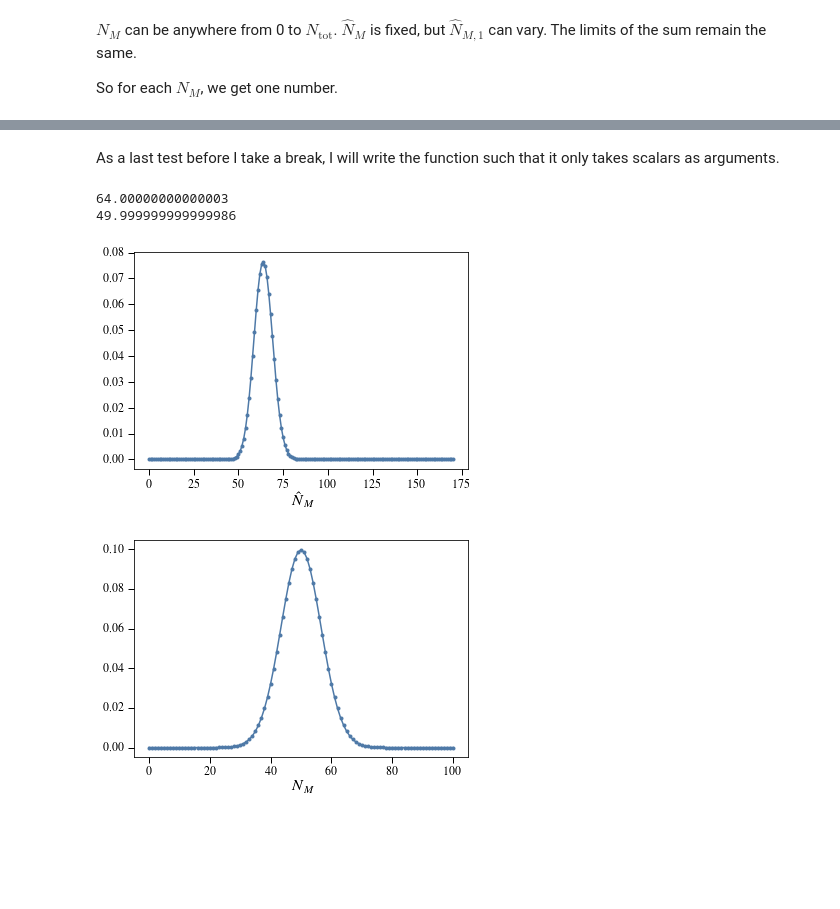
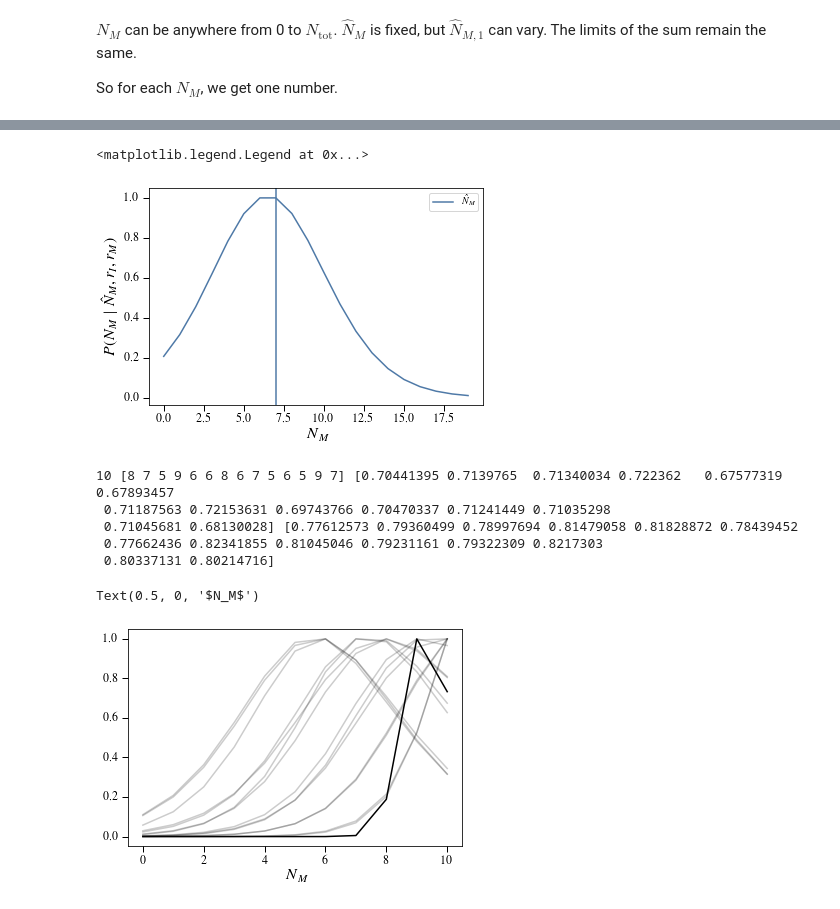
Before and after one commit to dncnwtts/merger_classification, a Jupyter notebook: accuracy_analysis.ipynb, the cells around one changed output, grey strips where cells are left out. Drawn from its saved outputs; the diff is of its cells as text; code cells hidden in the pictures; blank space fills up the shorter version.

```diff
--- a/accuracy_analysis.ipynb
+++ b/accuracy_analysis.ipynb
@@ -264,41 +104,0 @@ plt.plot(N_Ms, P_test(18, N_Ms, N_M+N_I, r_I, r_M))
-# %% [markdown]
-As a last test before I take a break, I will write the function such that it only takes scalars as arguments.
-# %%
-def P_test(N_Mhat, N_M, N_I, r_I, r_M):
-    P = 0
-    for N_Mhat1 in np.arange(0, N_M+1):
-        N_Mhat2 = N_Mhat - N_Mhat1
-        P1 = binom(N_M, N_Mhat1)*r_M**N_Mhat1*(1-r_M)**(N_M-N_Mhat1)
-        P2 = binom(N_I, N_I-N_Mhat2)*r_I**(N_I-N_Mhat2)*(1-r_I)**N_Mhat2
-        P += P1*P2
-    return P
-
-N_M = 50
-N_I = 120
-r_I = 0.8
-r_M = 0.8
-
-N_Mhats = np.arange(0, N_M+N_I+1.)
-Prob = np.zeros_like(N_Mhats)
-for i in range(len(Prob)):
-    Prob[i] = P_test(N_Mhats[i], N_M, N_I, r_I, r_M)
-plt.plot(N_Mhats, Prob, '.-')
-plt.xlabel(r'$\hat N_M$')
-print(sum(Prob*N_Mhats)/sum(Prob))
-
-plt.figure()
-N_tot = 100
-
-N_Ms = np.arange(0, N_tot+1.)
-N_Mhat = 50
-Prob = np.zeros_like(N_Ms)
-for i in range(len(Prob)):
-    Prob[i] = P_test(N_Mhat, N_Ms[i], N_tot-N_Ms[i], r_I, r_M)
-plt.plot(N_Ms, Prob, '.-')
-plt.xlabel(r'$N_M$')
-print(sum(N_Ms*Prob)/sum(Prob))
-# %% [output]
-64.00000000000003
-49.999999999999986
-[figure, removed]
-[figure, removed]
@@ -322,3 +105,40 @@ def L(N_M, r_M, r_I, N_Mhat, N_tot):
+# %%
+N_tot = 19
+N_Ms = np.arange(0, N_tot+1)
+P_arr = np.zeros(len(N_Ms))
+N_Mhat = 7
+P_arr = aa.L(N_Ms, r_I, r_M, N_Mhat, N_tot)
+plt.plot(N_Ms, P_arr)
+plt.xlabel(r'$N_M$')
+plt.ylabel(r'$P(N_M\mid \hat N_M,r_I,r_M)$')
+plt.axvline(N_Mhat, label=r'$\hat N_M$')
+plt.legend(loc='best')
+# %% [output]
+<matplotlib.legend.Legend at 0x...>
+[figure, added]
+# %%
+N_tot = 10
+n = 14
+f_M = 1
+N_true, N_M, r_Ms, r_Is = aa.make_sample(N_tot, f_M, n, N_M=10, r_M=0.7, r_I=0.8)
+print(N_true, N_M, r_Ms, r_Is)
+
+logP_tot = np.zeros(N_tot+1)
+N_Ms = np.arange(N_tot+1)
+for i in range(n):
+    P_arr = aa.L(N_Ms, r_Is[i], r_Ms[i], N_M[i], N_tot)
+    logP_tot += np.log(P_arr)
+    plt.plot(N_Ms, P_arr, color='k', alpha=0.2)
+plt.plot(N_Ms, np.exp(logP_tot-logP_tot.max()), color='k')
+plt.xlabel(r'$N_M$')
+# %% [output]
+10 [8 7 5 9 6 6 8 6 7 5 6 5 9 7] [0.70441395 0.7139765  0.71340034 0.722362   0.67577319 0.67893457
+ 0.71187563 0.72153631 0.69743766 0.70470337 0.71241449 0.71035298
+ 0.71045681 0.68130028] [0.77612573 0.79360499 0.78997694 0.81479058 0.81828872 0.78439452
+ 0.77662436 0.82341855 0.81045046 0.79231161 0.79322309 0.8217303
+ 0.80337131 0.80214716]
+Text(0.5, 0, '$N_M$')
+[figure, added]
 # %%
 # Total sample size
 N = 10
```
Also changed, not shown: parts of 16 cells of this notebook, 1 other file.
